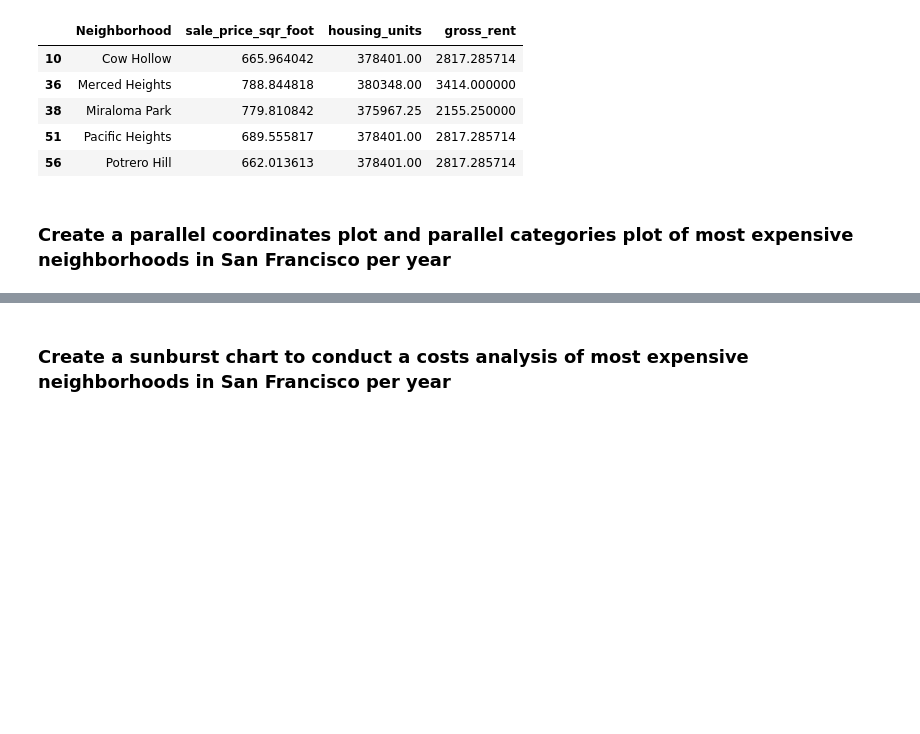
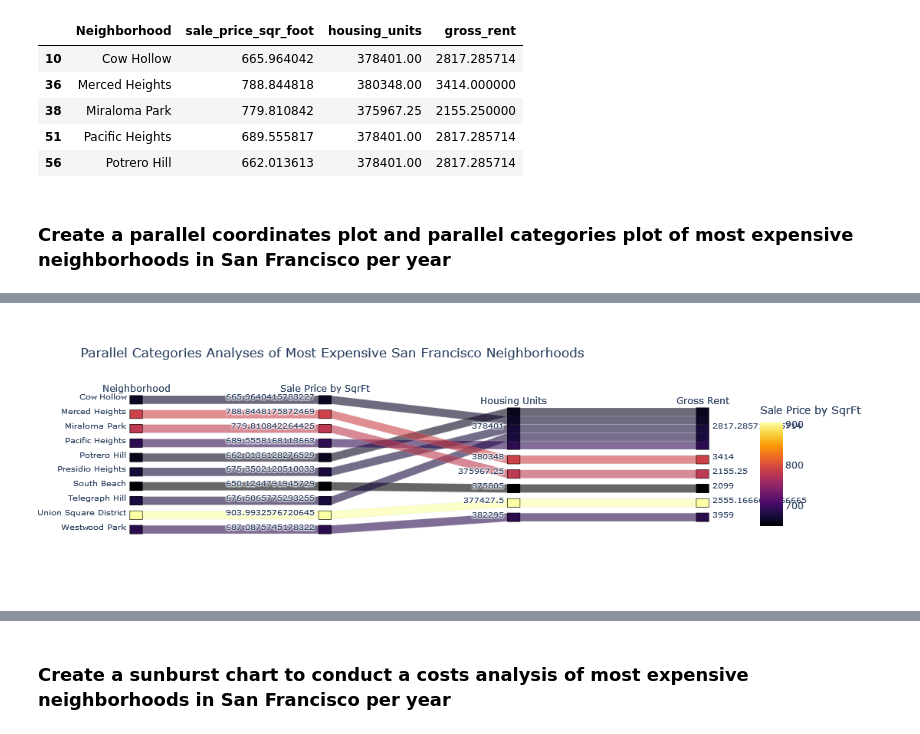
Before and after one commit to dcndn4/HW5_Python_Opoly, a Jupyter notebook: rental_analysis_cs.ipynb, the cells around one changed output, grey strips where cells are left out. Cells and saved outputs as stored; diff of their text form; code cells hidden in the pictures; blank space fills up the shorter version.

```diff
--- a/rental_analysis_cs.ipynb
+++ b/rental_analysis_cs.ipynb
@@ -416,0 +407,18 @@ df_expensive_neighborhoods_per_year.head()
+# %%
+# Parallel Categories Plot
+# Plot data using parallel_categories
+px.parallel_categories(
+    df_expensive_neighborhoods_per_year,
+    dimensions=["Neighborhood", "sale_price_sqr_foot", "housing_units", "gross_rent"],
+    color="sale_price_sqr_foot",
+    color_continuous_scale=px.colors.sequential.Inferno,
+    title="Parallel Categories Analyses of Most Expensive San Francisco Neighborhoods",
+    labels={
+        "Neighborhood": "Neighborhood",
+        "sale_price_sqr_foot": "Sale Price by SqrFt",
+        "housing_units": "Housing Units",
+        "gross_rent": "Gross Rent"
+    }
+)
+# %% [output]
+[figure, added]
```
Also changed, not shown: parts of 3 cells of this notebook.
